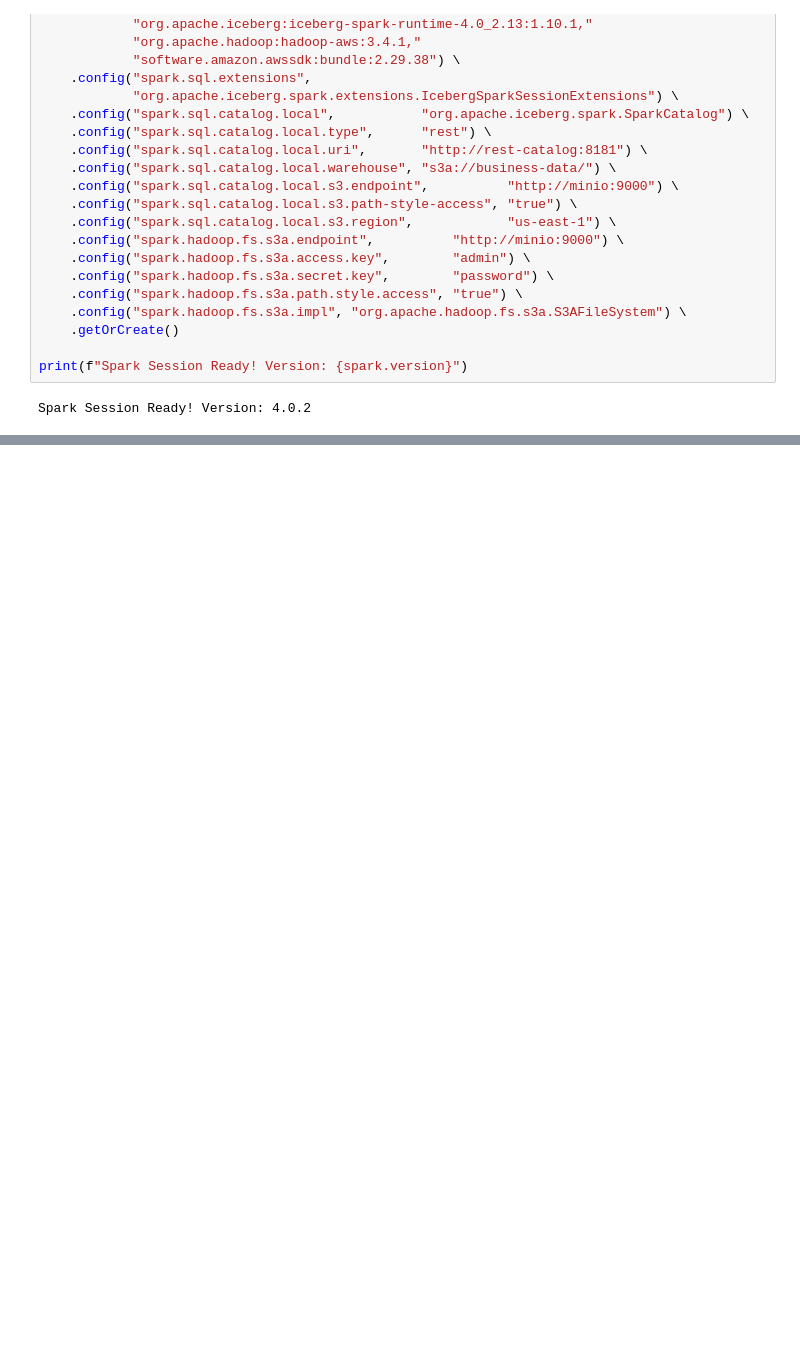
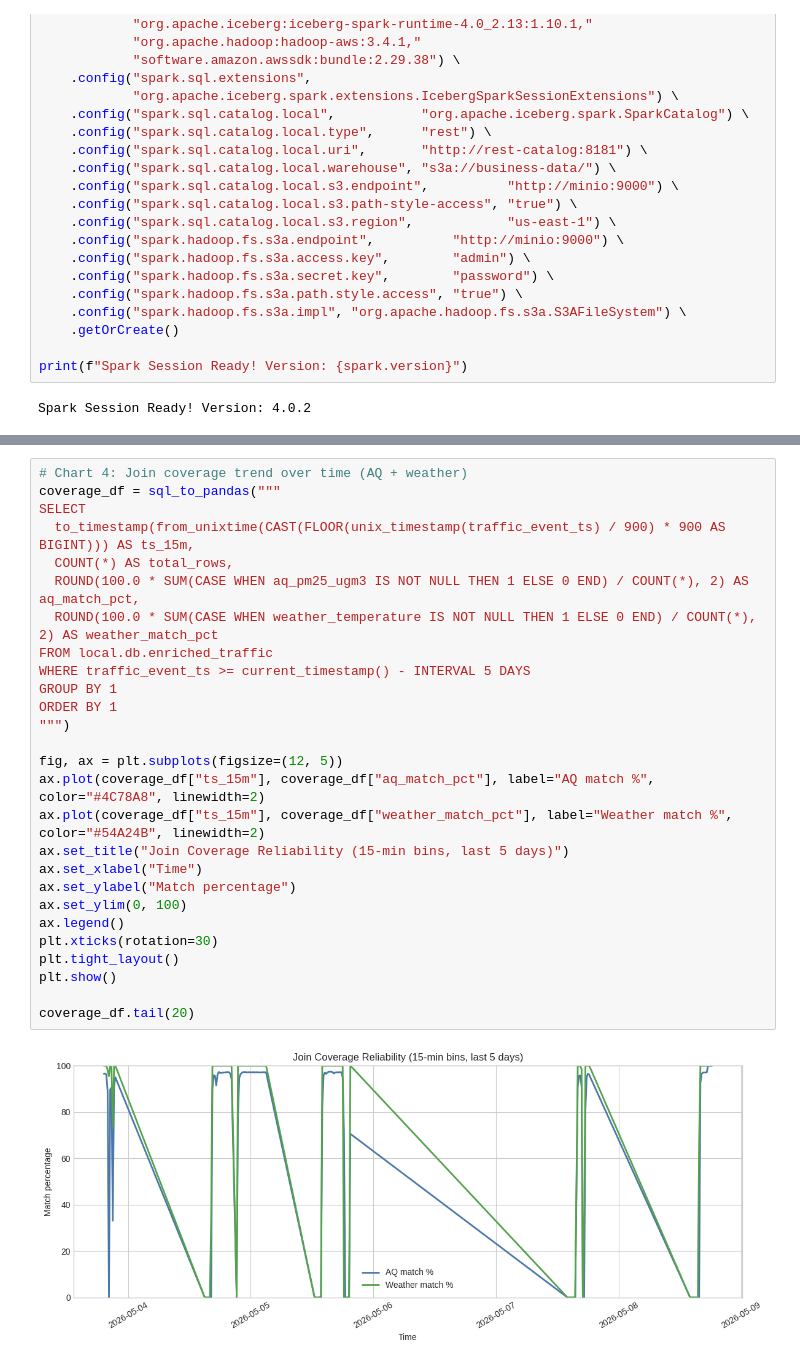
Before and after one commit to AlexanderS10/nyc-traffic-emissions-pipeline, a Jupyter notebook: workspace/02_live_data_exploration.ipynb, the cells around one changed output, grey strips where cells are left out. Saved outputs shown, nothing was run; the diff lists cells and outputs as text; blank space fills up the shorter version.

```diff
--- a/workspace/02_live_data_exploration.ipynb
+++ b/workspace/02_live_data_exploration.ipynb
@@ -463,0 +633,29 @@ spark.sql("""
+# %%
+# Chart 4: Join coverage trend over time (AQ + weather)
+coverage_df = sql_to_pandas("""
+SELECT
+  to_timestamp(from_unixtime(CAST(FLOOR(unix_timestamp(traffic_event_ts) / 900) * 900 AS BIGINT))) AS ts_15m,
+  COUNT(*) AS total_rows,
+  ROUND(100.0 * SUM(CASE WHEN aq_pm25_ugm3 IS NOT NULL THEN 1 ELSE 0 END) / COUNT(*), 2) AS aq_match_pct,
+  ROUND(100.0 * SUM(CASE WHEN weather_temperature IS NOT NULL THEN 1 ELSE 0 END) / COUNT(*), 2) AS weather_match_pct
+FROM local.db.enriched_traffic
+WHERE traffic_event_ts >= current_timestamp() - INTERVAL 5 DAYS
+GROUP BY 1
+ORDER BY 1
+""")
+
+fig, ax = plt.subplots(figsize=(12, 5))
+ax.plot(coverage_df["ts_15m"], coverage_df["aq_match_pct"], label="AQ match %", color="#4C78A8", linewidth=2)
+ax.plot(coverage_df["ts_15m"], coverage_df["weather_match_pct"], label="Weather match %", color="#54A24B", linewidth=2)
+ax.set_title("Join Coverage Reliability (15-min bins, last 5 days)")
+ax.set_xlabel("Time")
+ax.set_ylabel("Match percentage")
+ax.set_ylim(0, 100)
+ax.legend()
+plt.xticks(rotation=30)
+plt.tight_layout()
+plt.show()
+
+coverage_df.tail(20)
+# %% [output]
+[figure, added]
```
Also changed, not shown: parts of 29 cells of this notebook, 4 other files.
